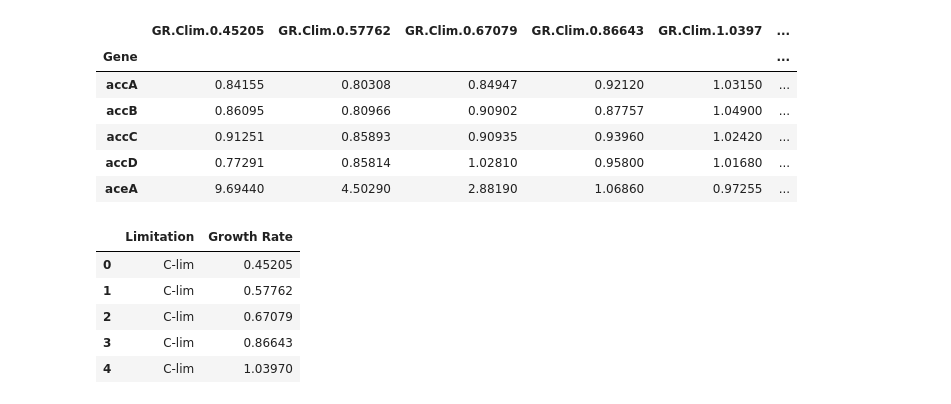
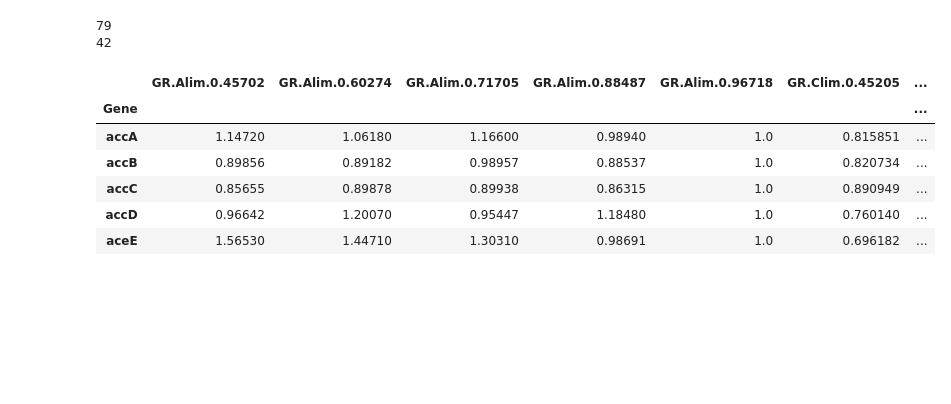
Before and after one commit to adamhockenberry/Growth-expression-translation, a Jupyter notebook: Code/Protein_scratch_SBS.ipynb, the cells around one changed output. Saved outputs shown, nothing was run; the diff lists cells and outputs as text; code cells hidden in the pictures; blank space fills up the shorter version.

```diff
--- a/Code/Protein_scratch_SBS.ipynb
+++ b/Code/Protein_scratch_SBS.ipynb
@@ -10,0 +84,6 @@ metadata = df.parse('Sheet2')
+# %%
+#Divide by highest growth rate column to normalize
+for i in range(len(clim_df)):
+    for j in range(len(clim_df.iloc[0])):
+        clim_df.iloc[i][j] = clim_df.iloc[i][j]/clim_df.iloc[i][4]
+clim_df
@@ -10,0 +105,5 @@ metadata = df.parse('Sheet2')
+# %%
+#Update expression dataframe
+cols_lst = expression_df_orig.columns.tolist()[5:]
+expression_df = expression_df_orig[cols_lst].merge(clim_df, left_on=expression_df_orig.index, right_on=clim_df.index)
+expression_df = expression_df.rename(columns={'key_0': 'Gene'}).set_index('Gene').sort_index(axis='columns')
@@ -10,0 +127,3 @@ metadata = df.parse('Sheet2')
+# %%
+#Drop NaN in expression data
+expression_df = expression_df.dropna(thresh=18)
@@ -11,19 +171,19 @@ metadata = df.parse('Sheet2')
+# %%
+print(len(pos_lst))
+print(len(neg_lst))
+# %% [output]
+79
+42
+# %%
+#Remove all columns besides those containing expression data for each gene
+exp_df = expression_df.drop(columns=['GR.Clim.slope', 'GR.Clim.up_response_probability', 'GR.Alim.slope', 'GR.Alim.up_response_probability', 'GR.Rlim.slope', 'GR.Rlim.up_response_probability', 'sector', 'correct_alignment_probability'])
 # %%
-exp_data.head()
+exp_df.head()
 # %% [output]
-|  | GR.Clim.0.45205 | GR.Clim.0.57762 | GR.Clim.0.67079 | GR.Clim.0.86643 | GR.Clim.1.0397 | ... |
-| Gene |  |  |  |  |  | ... |
-| accA | 0.84155 | 0.80308 | 0.84947 | 0.92120 | 1.03150 | ... |
-| accB | 0.86095 | 0.80966 | 0.90902 | 0.87757 | 1.04900 | ... |
-| accC | 0.91251 | 0.85893 | 0.90935 | 0.93960 | 1.02420 | ... |
-| accD | 0.77291 | 0.85814 | 1.02810 | 0.95800 | 1.01680 | ... |
-| aceA | 9.69440 | 4.50290 | 2.88190 | 1.06860 | 0.97255 | ... |
+|  | GR.Alim.0.45702 | GR.Alim.0.60274 | GR.Alim.0.71705 | GR.Alim.0.88487 | GR.Alim.0.96718 | GR.Clim.0.45205 | ... |
+| Gene |  |  |  |  |  |  | ... |
+| accA | 1.14720 | 1.06180 | 1.16600 | 0.98940 | 1.0 | 0.815851 | ... |
+| accB | 0.89856 | 0.89182 | 0.98957 | 0.88537 | 1.0 | 0.820734 | ... |
+| accC | 0.85655 | 0.89878 | 0.89938 | 0.86315 | 1.0 | 0.890949 | ... |
+| accD | 0.96642 | 1.20070 | 0.95447 | 1.18480 | 1.0 | 0.760140 | ... |
+| aceE | 1.56530 | 1.44710 | 1.30310 | 0.98691 | 1.0 | 0.696182 | ... |
-# %%
-metadata.head()
-# %% [output]
-|  | Limitation | Growth Rate |
-| 0 | C-lim | 0.45205 |
-| 1 | C-lim | 0.57762 |
-| 2 | C-lim | 0.67079 |
-| 3 | C-lim | 0.86643 |
-| 4 | C-lim | 1.03970 |
```
Also changed, not shown: parts of 59 cells of this notebook, 6 other files.
